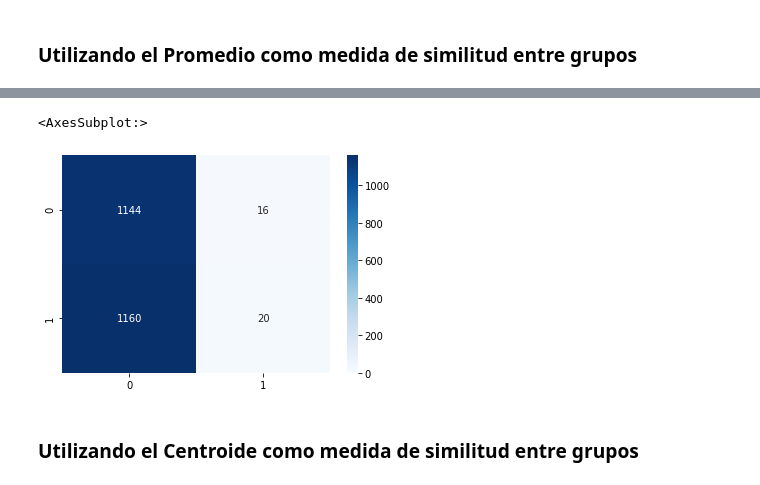
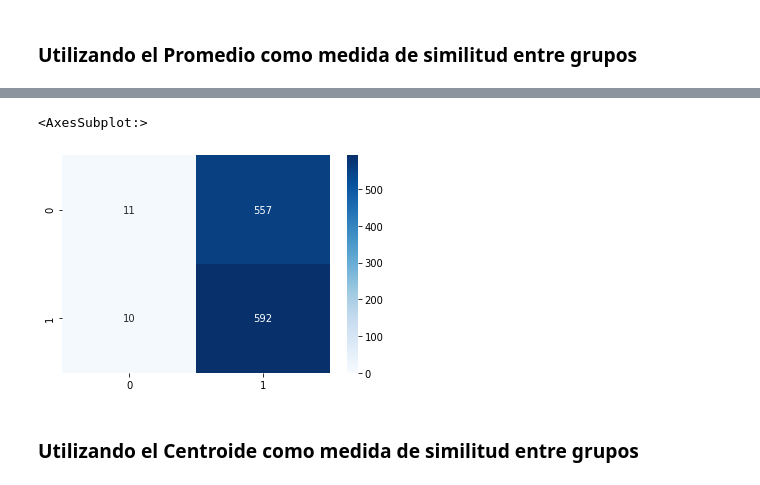
Before and after one commit to FelipeGorostiaga/MachineLearning, a Jupyter notebook: src/tp4/tp4.ipynb, the cells around one changed output, grey strips where cells are left out. Cells and saved outputs as stored; diff of their text form; code cells hidden in the pictures.

```diff
--- a/src/tp4/tp4.ipynb
+++ b/src/tp4/tp4.ipynb
@@ -442,11 +442,10 @@ for key in confusion_matrix.keys():
     columns.append(key)
     confusion_matrix[key] = { 0: 0, 1: 0 }
 
-for clase, cluster in zip(min_cluster_classes, clusters_min_dist[-1]):
-    for _, test_row in normalized_test_df.iterrows():
-        real_class = test_row[result_column]
-        predicted_class = classify_with_centroids(clusters_centroids, min_cluster_classes, test_row[numeric_columns])
-        confusion_matrix[real_class][predicted_class] += 1
+for _, test_row in normalized_test_df.iterrows():
+    real_class = test_row[result_column]
+    predicted_class = classify_with_centroids(clusters_centroids, min_cluster_classes, test_row[numeric_columns])
+    confusion_matrix[real_class][predicted_class] += 1
 
 confusion_df = { key : list(confusion_matrix[key].values()) for key in confusion_matrix.keys() }
 confusion_df = pd.DataFrame.from_dict(confusion_df, orient='index', columns=columns)
@@ -475,11 +474,10 @@ for key in confusion_matrix.keys():
     columns.append(key)
     confusion_matrix[key] = { 0: 0, 1: 0 }
 
-for clase, cluster in zip(max_cluster_classes, clusters_max_dist[-1]):
-    for _, test_row in normalized_test_df.iterrows():
-        real_class = test_row[result_column]
-        predicted_class = classify_with_centroids(clusters_centroids, max_cluster_classes, test_row[numeric_columns])
-        confusion_matrix[real_class][predicted_class] += 1
+for _, test_row in normalized_test_df.iterrows():
+    real_class = test_row[result_column]
+    predicted_class = classify_with_centroids(clusters_centroids, max_cluster_classes, test_row[numeric_columns])
+    confusion_matrix[real_class][predicted_class] += 1
 
 confusion_df = { key : list(confusion_matrix[key].values()) for key in confusion_matrix.keys() }
 confusion_df = pd.DataFrame.from_dict(confusion_df, orient='index', columns=columns)
@@ -503,24 +501,23 @@ print(avg_cluster_classes)
 # %%
 # Armado de matriz de confusión (filas: valores reales; columnas: valores predictivos)
 confusion_matrix = { 0: {}, 1: {} }
 columns = []
 for key in confusion_matrix.keys():
     columns.append(key)
     confusion_matrix[key] = { 0: 0, 1: 0 }
 
-for clase, cluster in zip(avg_cluster_classes, clusters_avg_dist[-1]):
-    for _, test_row in normalized_test_df.iterrows():
-        real_class = test_row[result_column]
-        predicted_class = classify_with_centroids(clusters_centroids, avg_cluster_classes, test_row[numeric_columns])
-        confusion_matrix[real_class][predicted_class] += 1
+for _, test_row in normalized_test_df.iterrows():
+    real_class = test_row[result_column]
+    predicted_class = classify_with_centroids(clusters_centroids, avg_cluster_classes, test_row[numeric_columns])
+    confusion_matrix[real_class][predicted_class] += 1
 
 confusion_df = { key : list(confusion_matrix[key].values()) for key in confusion_matrix.keys() }
 confusion_df = pd.DataFrame.from_dict(confusion_df, orient='index', columns=columns)
 
 sns.heatmap(confusion_df, annot=True, cmap='Blues', fmt='g', vmin=0)
 # %% [output]
 <AxesSubplot:>
-[figure, old version]
+[figure, new version]
 # %% [markdown]
 ### Utilizando el Centroide como medida de similitud entre grupos
 # %%
```
Also changed, not shown: parts of 30 cells of this notebook.
